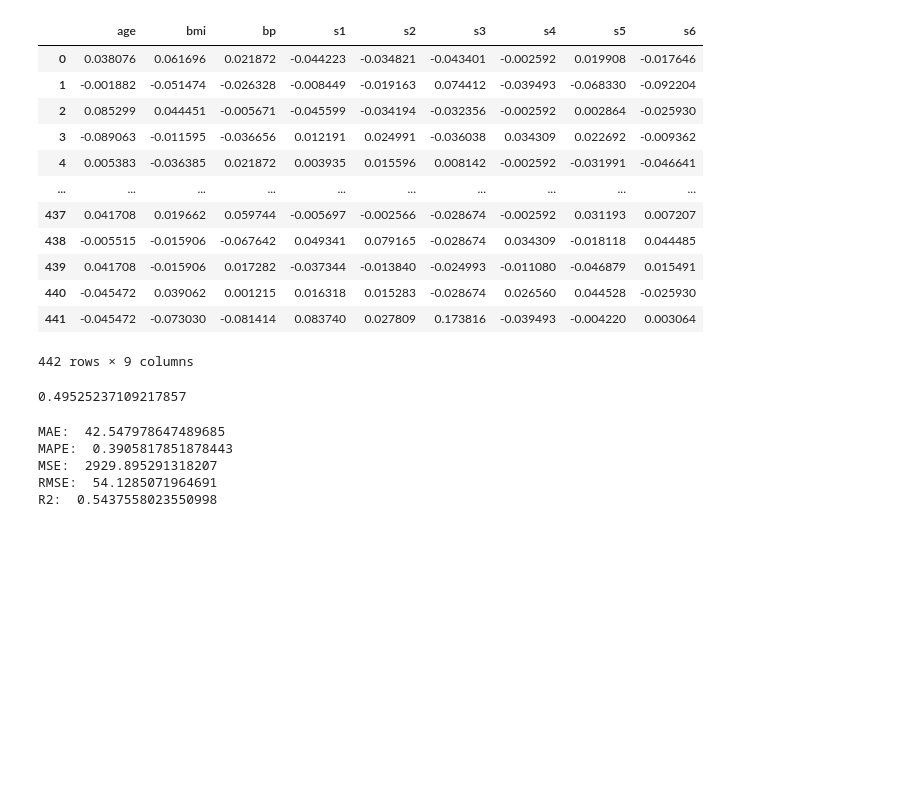
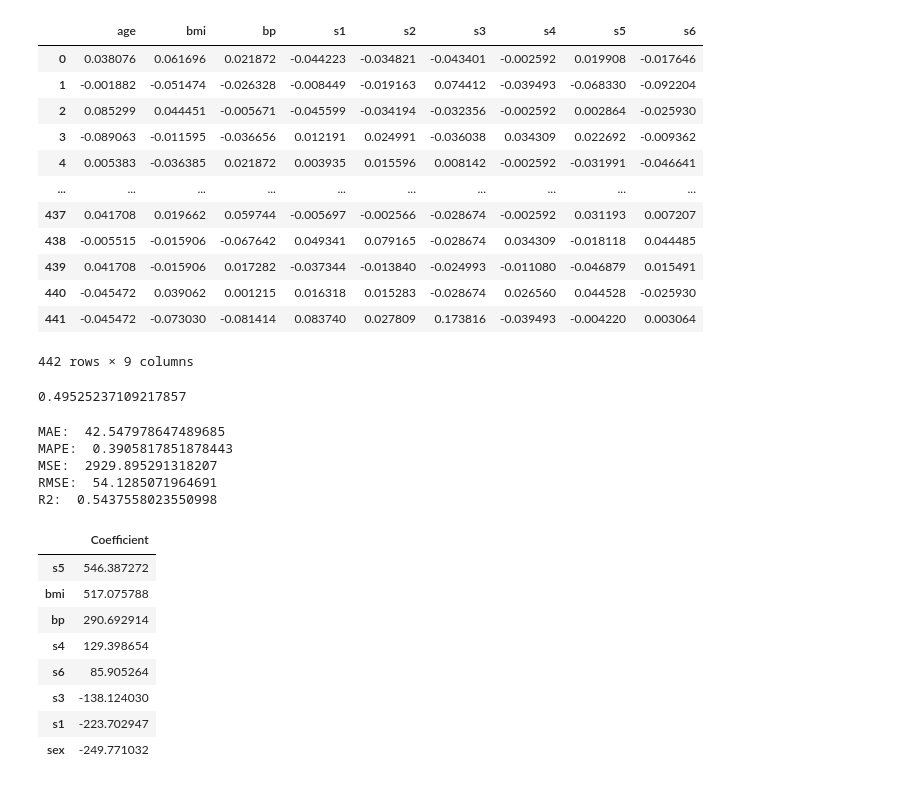
Before and after one commit to crodilla/Machine_Learning, a Jupyter notebook: 1-Supervisado/1-Regression/1-Linear_Regression/ejercicios/2 Diabetes.ipynb, the cells around one changed output. Drawn from its saved outputs; the diff is of its cells as text; code cells hidden in the pictures; blank space fills up the shorter version.

```diff
--- a/1-Supervisado/1-Regression/1-Linear_Regression/ejercicios/2 Diabetes.ipynb
+++ b/1-Supervisado/1-Regression/1-Linear_Regression/ejercicios/2 Diabetes.ipynb
@@ -459,3 +459,16 @@ MAPE:  0.3905817851878443
 MSE:  2929.895291318207
 RMSE:  54.1285071964691
 R2:  0.5437558023550998
+# %%
+coeff_df = pd.DataFrame(diabetes_model.coef_, X.columns, columns=['Coefficient'])
+coeff_df.sort_values('Coefficient', ascending=False)
+# %% [output]
+|  | Coefficient |
+| s5 | 546.387272 |
+| bmi | 517.075788 |
+| bp | 290.692914 |
+| s4 | 129.398654 |
+| s6 | 85.905264 |
+| s3 | -138.124030 |
+| s1 | -223.702947 |
+| sex | -249.771032 |
```
Also changed, not shown: 1 other file.
